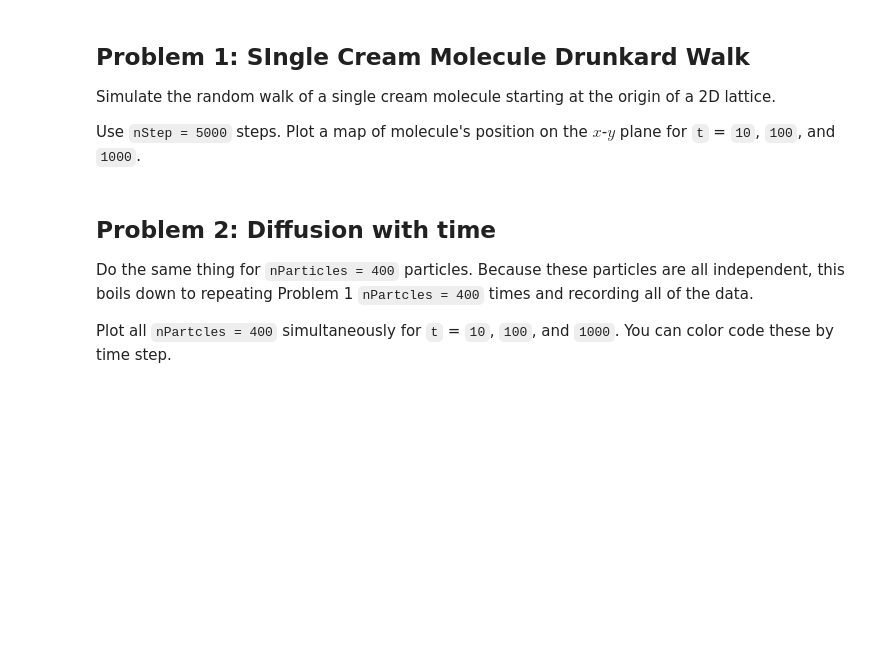
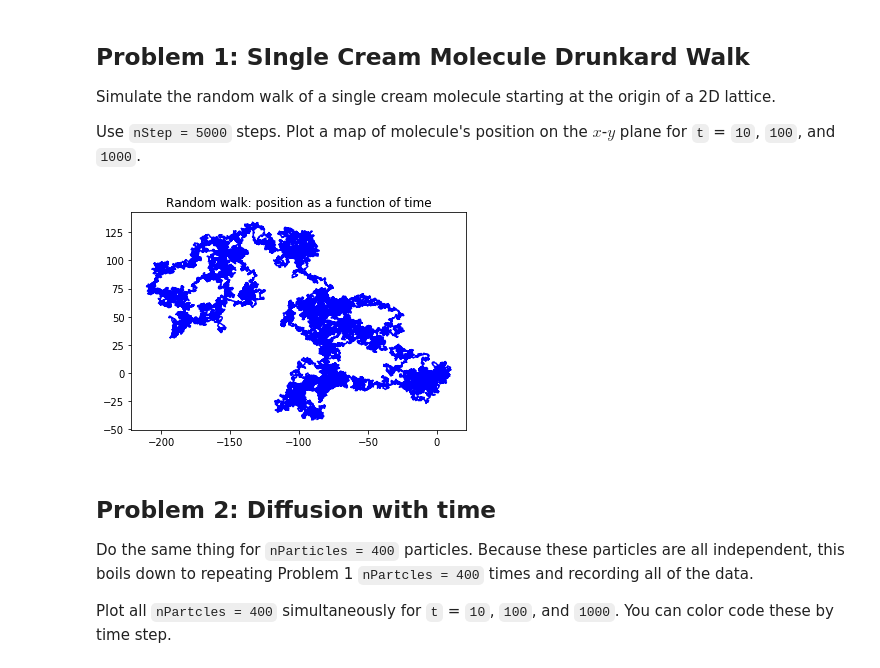
Before and after one commit to tketc001/physics-177-HW7b-Trevor_Ketcherside, a Jupyter notebook: Homework 7b.ipynb, the cells around one changed output. Drawn from its saved outputs; the diff is of its cells as text; code cells hidden in the pictures; blank space fills up the shorter version.

```diff
--- a/Homework 7b.ipynb
+++ b/Homework 7b.ipynb
@@ -23,22 +23,29 @@ Use `nStep = 5000` steps. Plot a map of molecule's position on the $x$-$y$ plane
 # %%
 %matplotlib inline
 import numpy as np
 import random
 import matplotlib.pyplot as plt
 
 nStep = 5000
 xs = [] # array of x-positions for each time step
 ys = [] # array of y-positions for each time step
 
 x = 0
 y = 0
 
 for i in range(nStep):
-    # FILL THIS IN
+    dx = random.uniform(-1,1)
+    dy = random.uniform(-1,1)
+    x += dx
+    y += dy
+    xs.append(x)
+    ys.append(y)
 
 plt.title("Random walk: position as a function of time")
 plt.plot(xs, ys, 'b-')
 plt.show()
+# %% [output]
+[figure, added]
 # %% [markdown]
 ## Problem 2: Diffusion with time
 
```
Also changed, not shown: parts of 7 cells of this notebook.
